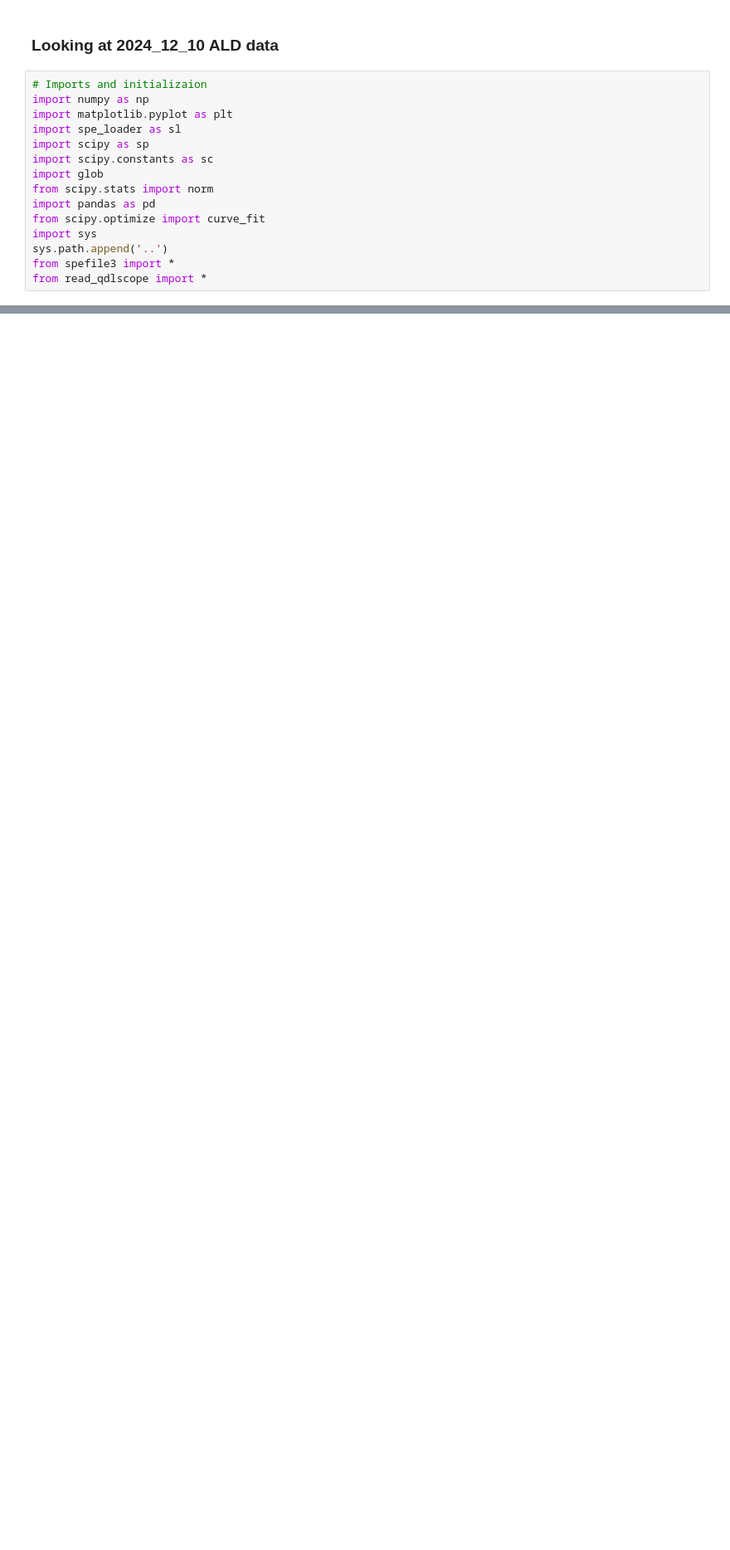
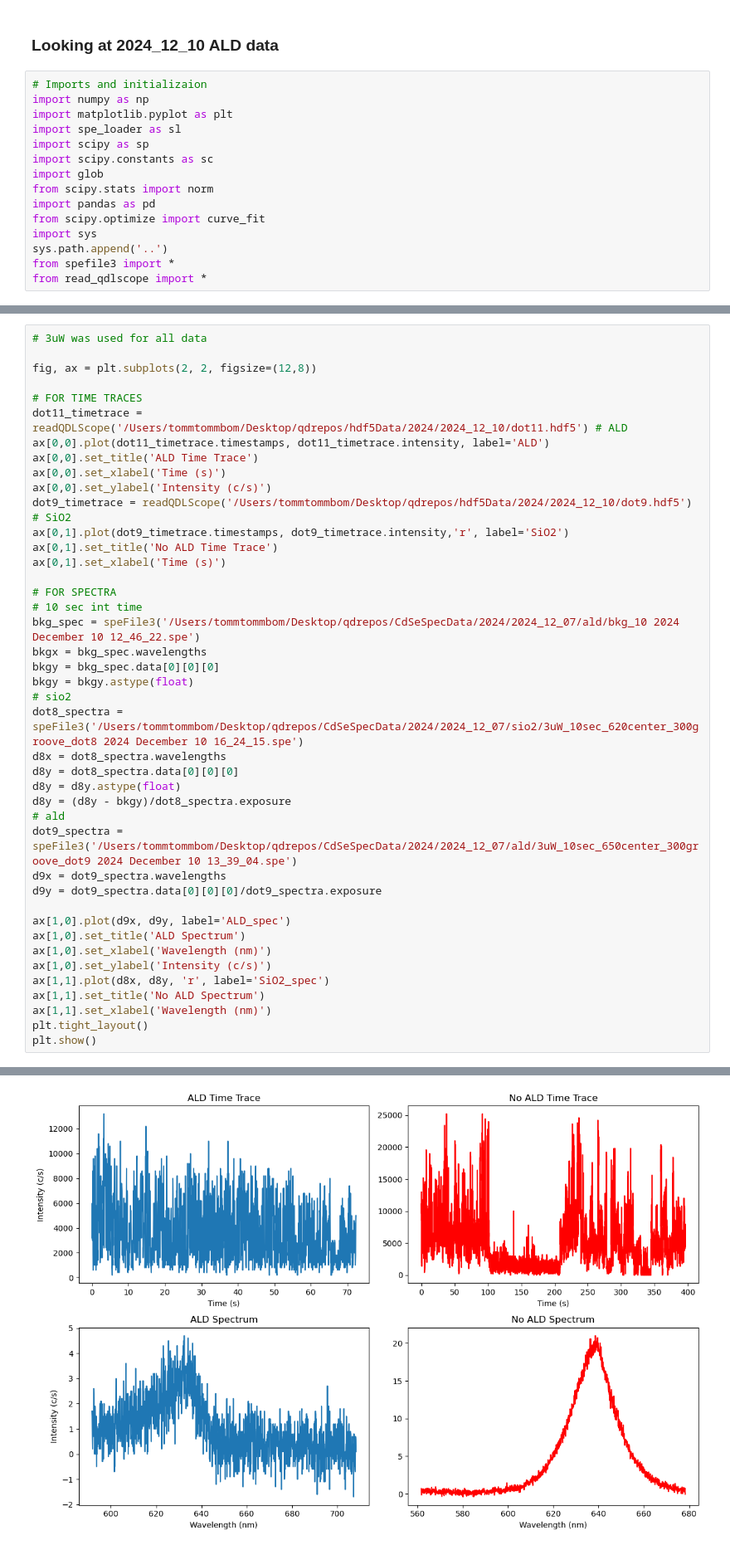
Before and after one commit to UW-Quantum-Defect-Lab/qdmodel, a Jupyter notebook: qdanalysis/date_analysis/2024_12_10_ALD.ipynb, the cells around one changed output, grey strips where cells are left out. Shown at 83% size. Drawn from its saved outputs; the diff is of its cells as text; blank space fills up the shorter version.

```diff
--- a/qdanalysis/date_analysis/2024_12_10_ALD.ipynb
+++ b/qdanalysis/date_analysis/2024_12_10_ALD.ipynb
@@ -25,0 +18,43 @@ dot9_timetrace.plotIntensity()
+# %%
+# 3uW was used for all data
+
+fig, ax = plt.subplots(2, 2, figsize=(12,8))
+
+# FOR TIME TRACES
+dot11_timetrace = readQDLScope('/Users/tommtommbom/Desktop/qdrepos/hdf5Data/2024/2024_12_10/dot11.hdf5') # ALD
+ax[0,0].plot(dot11_timetrace.timestamps, dot11_timetrace.intensity, label='ALD')
+ax[0,0].set_title('ALD Time Trace')
+ax[0,0].set_xlabel('Time (s)')
+ax[0,0].set_ylabel('Intensity (c/s)')
+dot9_timetrace = readQDLScope('/Users/tommtommbom/Desktop/qdrepos/hdf5Data/2024/2024_12_10/dot9.hdf5') # SiO2
+ax[0,1].plot(dot9_timetrace.timestamps, dot9_timetrace.intensity,'r', label='SiO2')
+ax[0,1].set_title('No ALD Time Trace')
+ax[0,1].set_xlabel('Time (s)')
+
+# FOR SPECTRA
+# 10 sec int time
+bkg_spec = speFile3('/Users/tommtommbom/Desktop/qdrepos/CdSeSpecData/2024/2024_12_07/ald/bkg_10 2024 December 10 12_46_22.spe')
+bkgx = bkg_spec.wavelengths
+bkgy = bkg_spec.data[0][0][0]
+bkgy = bkgy.astype(float)
+# sio2
+dot8_spectra = speFile3('/Users/tommtommbom/Desktop/qdrepos/CdSeSpecData/2024/2024_12_07/sio2/3uW_10sec_620center_300groove_dot8 2024 December 10 16_24_15.spe')
+d8x = dot8_spectra.wavelengths
+d8y = dot8_spectra.data[0][0][0]
+d8y = d8y.astype(float)
+d8y = (d8y - bkgy)/dot8_spectra.exposure
+# ald
+dot9_spectra = speFile3('/Users/tommtommbom/Desktop/qdrepos/CdSeSpecData/2024/2024_12_07/ald/3uW_10sec_650center_300groove_dot9 2024 December 10 13_39_04.spe')
+d9x = dot9_spectra.wavelengths
+d9y = dot9_spectra.data[0][0][0]/dot9_spectra.exposure
+
+ax[1,0].plot(d9x, d9y, label='ALD_spec')
+ax[1,0].set_title('ALD Spectrum')
+ax[1,0].set_xlabel('Wavelength (nm)')
+ax[1,0].set_ylabel('Intensity (c/s)')
+ax[1,1].plot(d8x, d8y, 'r', label='SiO2_spec')
+ax[1,1].set_title('No ALD Spectrum')
+ax[1,1].set_xlabel('Wavelength (nm)')
+plt.tight_layout()
+plt.show()
+# %% [output]
@@ -25,0 +64 @@ dot9_timetrace.plotIntensity()
+[figure, added]
```
Also changed, not shown: parts of 6 cells of this notebook, 1 other file.
